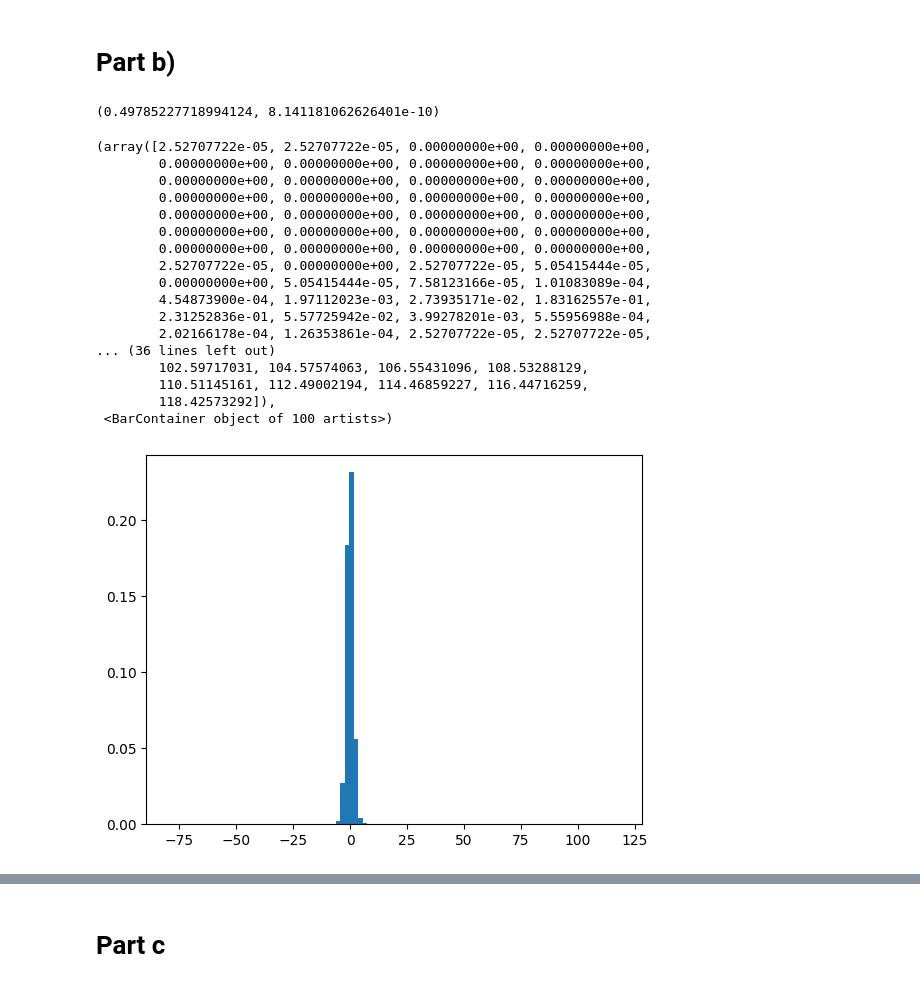
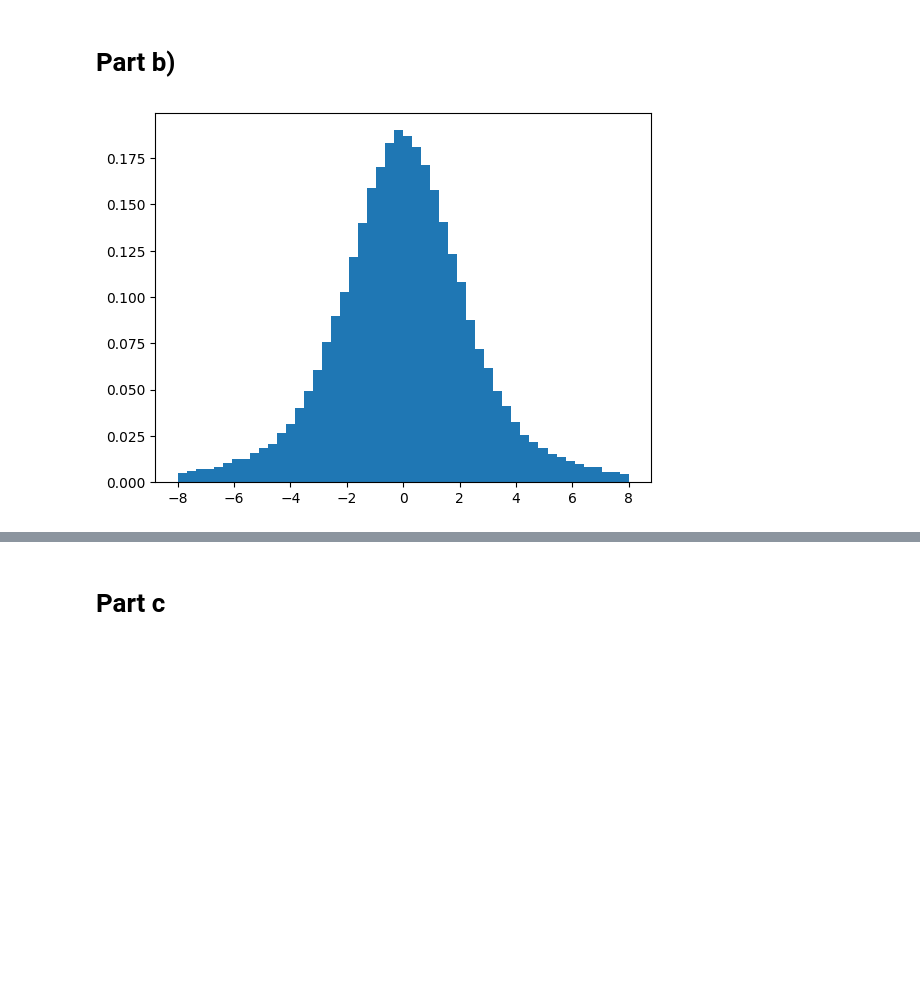
Before and after one commit to mmac00/SFF-Project-1, a Jupyter notebook: TASK 1.ipynb, the cells around one changed output, grey strips where cells are left out. Drawn from its saved outputs; the diff is of its cells as text; code cells hidden in the pictures; blank space fills up the shorter version.

```diff
--- a/TASK 1.ipynb
+++ b/TASK 1.ipynb
@@ -87,7 +60,2 @@ plt.plot(t,y)
 # %% [markdown]
 # Part b)
-# %%
-symstab_cdf(1.7, 0)
-# We lose a small amount of mass due to jump at approximation (x = 5)
-# %% [output]
-(0.49785227718994124, 8.141181062626401e-10)
@@ -123,21 +61,0 @@ sample = stab_gen(20000, 1.9)
-# %%
-plt.hist(sample, bins=100, density = True)
-# %% [output]
-(array([2.52707722e-05, 2.52707722e-05, 0.00000000e+00, 0.00000000e+00,
-        0.00000000e+00, 0.00000000e+00, 0.00000000e+00, 0.00000000e+00,
-        0.00000000e+00, 0.00000000e+00, 0.00000000e+00, 0.00000000e+00,
-        0.00000000e+00, 0.00000000e+00, 0.00000000e+00, 0.00000000e+00,
-        0.00000000e+00, 0.00000000e+00, 0.00000000e+00, 0.00000000e+00,
-        0.00000000e+00, 0.00000000e+00, 0.00000000e+00, 0.00000000e+00,
-        0.00000000e+00, 0.00000000e+00, 0.00000000e+00, 0.00000000e+00,
-        2.52707722e-05, 0.00000000e+00, 2.52707722e-05, 5.05415444e-05,
-        0.00000000e+00, 5.05415444e-05, 7.58123166e-05, 1.01083089e-04,
-        4.54873900e-04, 1.97112023e-03, 2.73935171e-02, 1.83162557e-01,
-        2.31252836e-01, 5.57725942e-02, 3.99278201e-03, 5.55956988e-04,
-        2.02166178e-04, 1.26353861e-04, 2.52707722e-05, 2.52707722e-05,
-... (36 lines left out)
-        102.59717031, 104.57574063, 106.55431096, 108.53288129,
-        110.51145161, 112.49002194, 114.46859227, 116.44716259,
-        118.42573292]),
- <BarContainer object of 100 artists>)
-[figure, removed]
@@ -144 +68,5 @@ plt.hist(sample, bins=100, density = True)
+# %%
+plt.hist(sample_convolution, bins = 50, range = (-8, 8), density=True);
+# %% [output]
+[figure, added]
 # %%
```
Also changed, not shown: parts of 32 cells of this notebook.
